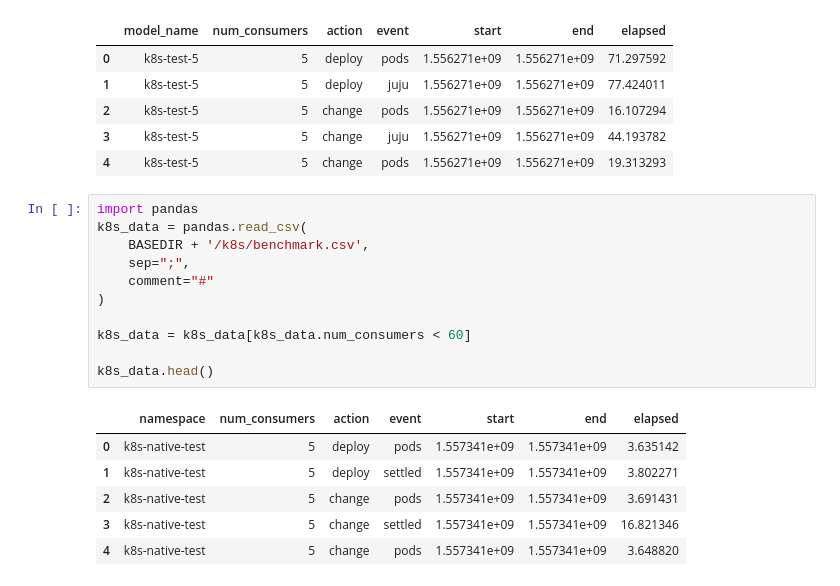
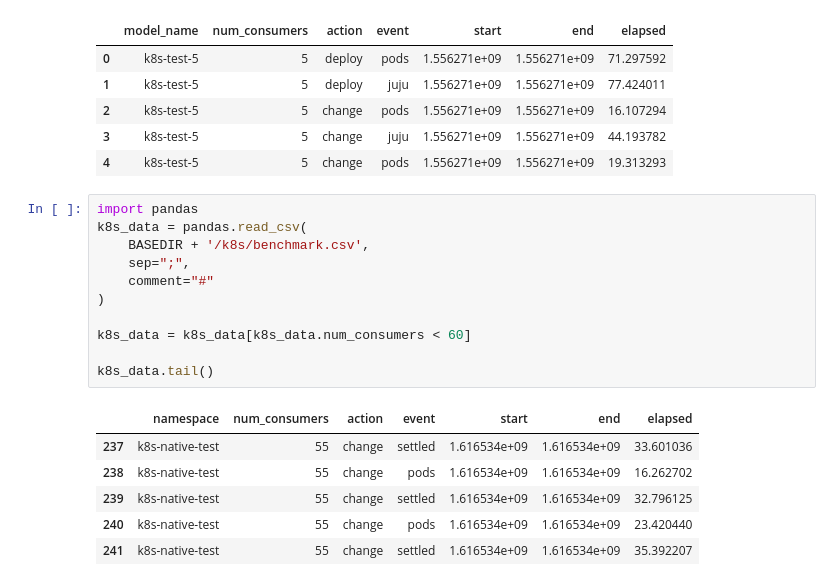
Before and after one commit to IBCNServices/kubernetes-relationships-results, a Jupyter notebook: base-url-change-propagation.ipynb, the cells around one changed output. Drawn from its saved outputs; the diff is of its cells as text.

```diff
--- a/base-url-change-propagation.ipynb
+++ b/base-url-change-propagation.ipynb
@@ -19,18 +32,18 @@ juju_data.head()
 # %%
 import pandas
 k8s_data = pandas.read_csv(
     BASEDIR + '/k8s/benchmark.csv',
     sep=";",
     comment="#"
 )
 
 k8s_data = k8s_data[k8s_data.num_consumers < 60]
 
-k8s_data.head()
+k8s_data.tail()
 # %% [output]
 |  | namespace | num_consumers | action | event | start | end | elapsed |
-| 0 | k8s-native-test | 5 | deploy | pods | 1.557341e+09 | 1.557341e+09 | 3.635142 |
-| 1 | k8s-native-test | 5 | deploy | settled | 1.557341e+09 | 1.557341e+09 | 3.802271 |
-| 2 | k8s-native-test | 5 | change | pods | 1.557341e+09 | 1.557341e+09 | 3.691431 |
-| 3 | k8s-native-test | 5 | change | settled | 1.557341e+09 | 1.557341e+09 | 16.821346 |
-| 4 | k8s-native-test | 5 | change | pods | 1.557341e+09 | 1.557341e+09 | 3.648820 |
+| 237 | k8s-native-test | 55 | change | settled | 1.616534e+09 | 1.616534e+09 | 33.601036 |
+| 238 | k8s-native-test | 55 | change | pods | 1.616534e+09 | 1.616534e+09 | 16.262702 |
+| 239 | k8s-native-test | 55 | change | settled | 1.616534e+09 | 1.616534e+09 | 32.796125 |
+| 240 | k8s-native-test | 55 | change | pods | 1.616534e+09 | 1.616534e+09 | 23.420440 |
+| 241 | k8s-native-test | 55 | change | settled | 1.616534e+09 | 1.616534e+09 | 35.392207 |
```
Also changed, not shown: parts of 7 cells of this notebook, 34 other files.
